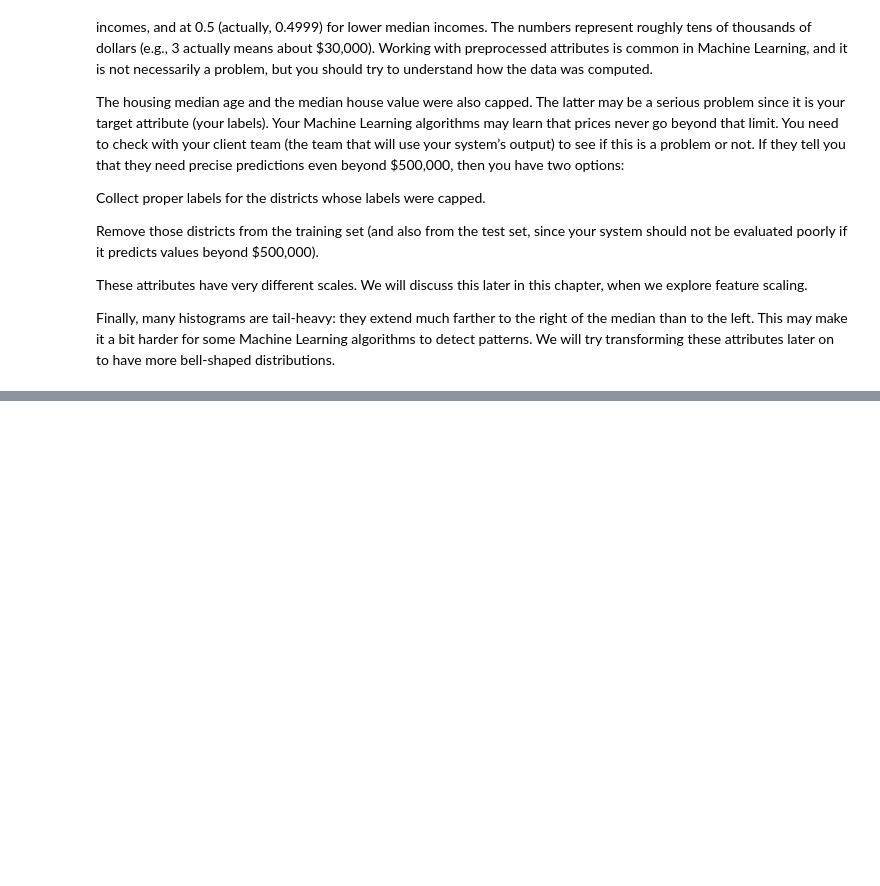
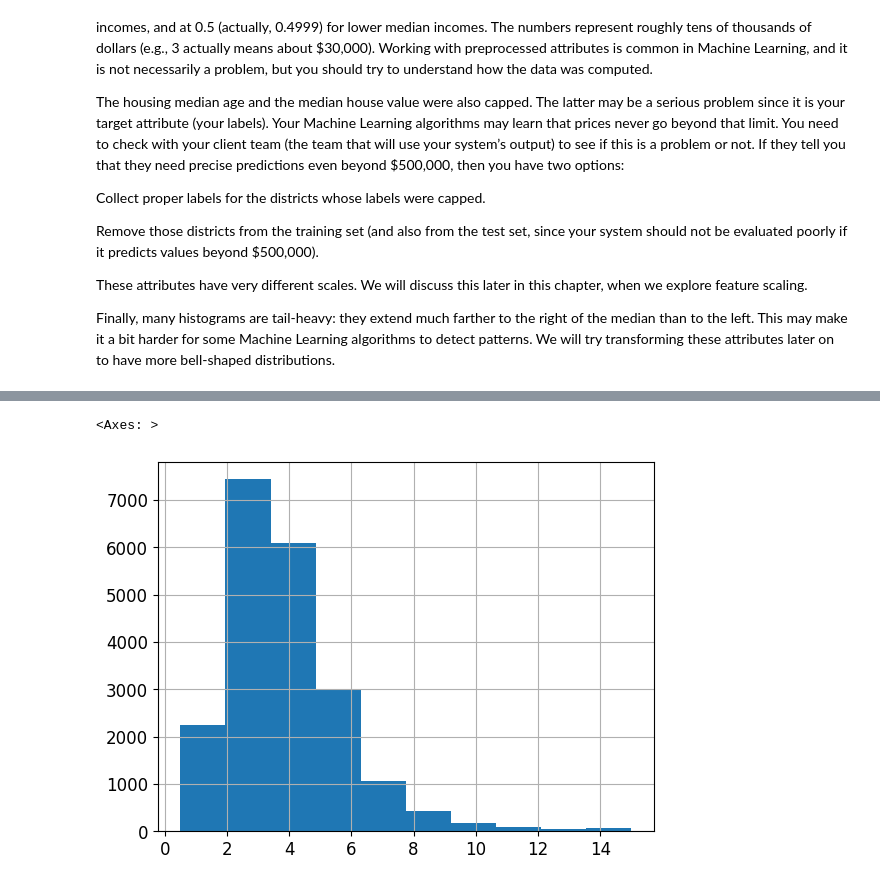
Before and after one commit to andysingal/CaliforniaHousing_Prices, a Jupyter notebook: Cali_house.ipynb, the cells around one changed output, grey strips where cells are left out. Drawn from its saved outputs; the diff is of its cells as text; code cells hidden in the pictures; blank space fills up the shorter version.

```diff
--- a/Cali_house.ipynb
+++ b/Cali_house.ipynb
@@ -224,0 +253,6 @@ Finally, many histograms are tail-heavy: they extend much farther to the right o
+# %%
+#@ Inspecting the median income attribute:
+housing["median_income"].hist()
+# %% [output]
+<Axes: >
+[figure, added]
```
Also changed, not shown: parts of 5 cells of this notebook.
